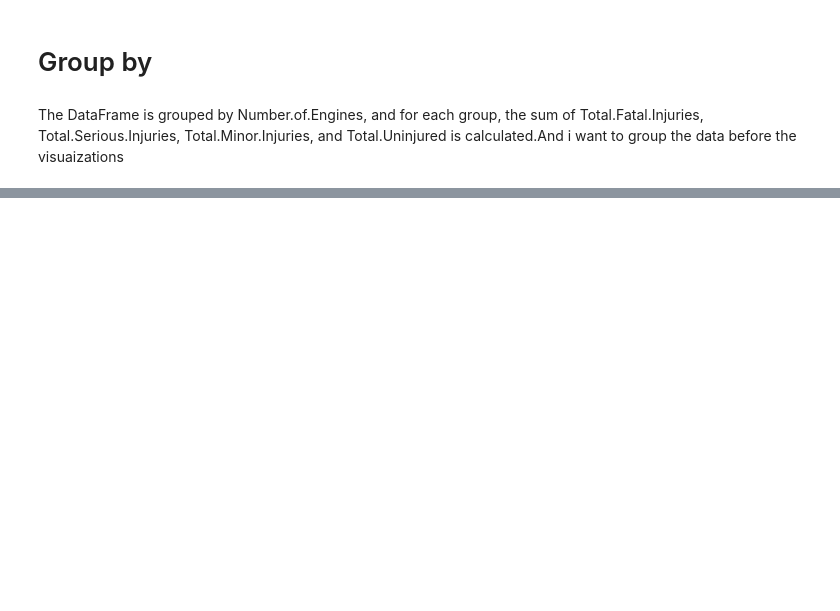
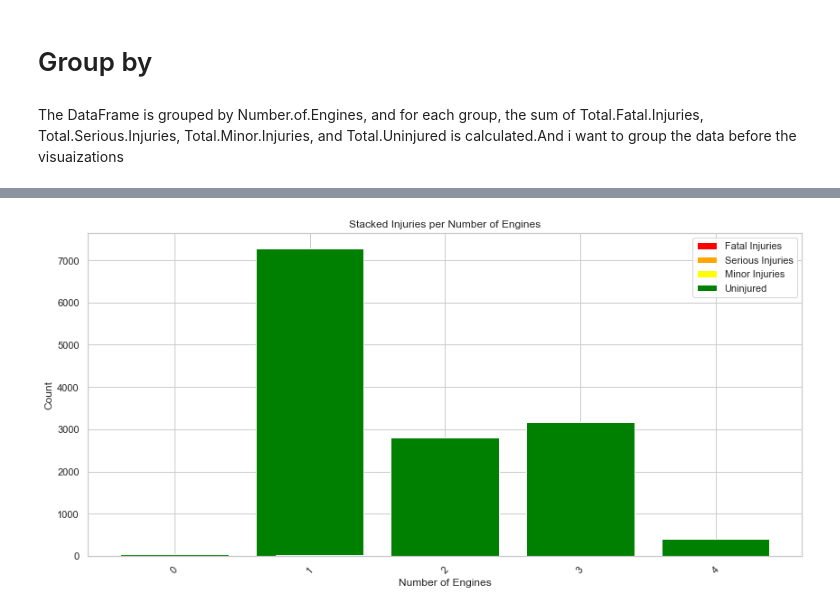
Before and after one commit to Bonifacemutwiri17/dsc-phase-1-project-v3, a Jupyter notebook: student.ipynb, the cells around one changed output, grey strips where cells are left out. Saved outputs shown, nothing was run; the diff lists cells and outputs as text; code cells hidden in the pictures; blank space fills up the shorter version.

```diff
--- a/student.ipynb
+++ b/student.ipynb
@@ -366,0 +389,19 @@ print(grouped_data)
+# %%
+# Its is a a stacked bar plot to show the composition of injuries.
+# Create a stacked bar plot
+plt.figure(figsize=(12, 6))
+plt.bar(grouped_data['Number.of.Engines'], grouped_data['Total.Fatal.Injuries'], label='Fatal Injuries', color='red')
+plt.bar(grouped_data['Number.of.Engines'], grouped_data['Total.Serious.Injuries'], bottom=grouped_data['Total.Fatal.Injuries'], label='Serious Injuries', color='orange')
+plt.bar(grouped_data['Number.of.Engines'], grouped_data['Total.Minor.Injuries'], bottom=grouped_data['Total.Fatal.Injuries'] + grouped_data['Total.Serious.Injuries'], label='Minor Injuries', color='yellow')
+plt.bar(grouped_data['Number.of.Engines'], grouped_data['Total.Uninjured'], label='Uninjured', color='green')
+
+# Add labels and title
+plt.title('Stacked Injuries per Number of Engines')
+plt.xlabel('Number of Engines')
+plt.ylabel('Count')
+plt.legend()
+plt.xticks(rotation=45)
+plt.tight_layout()
+plt.show()
+# %% [output]
+[figure, added]
```
Also changed, not shown: parts of 12 cells of this notebook.
